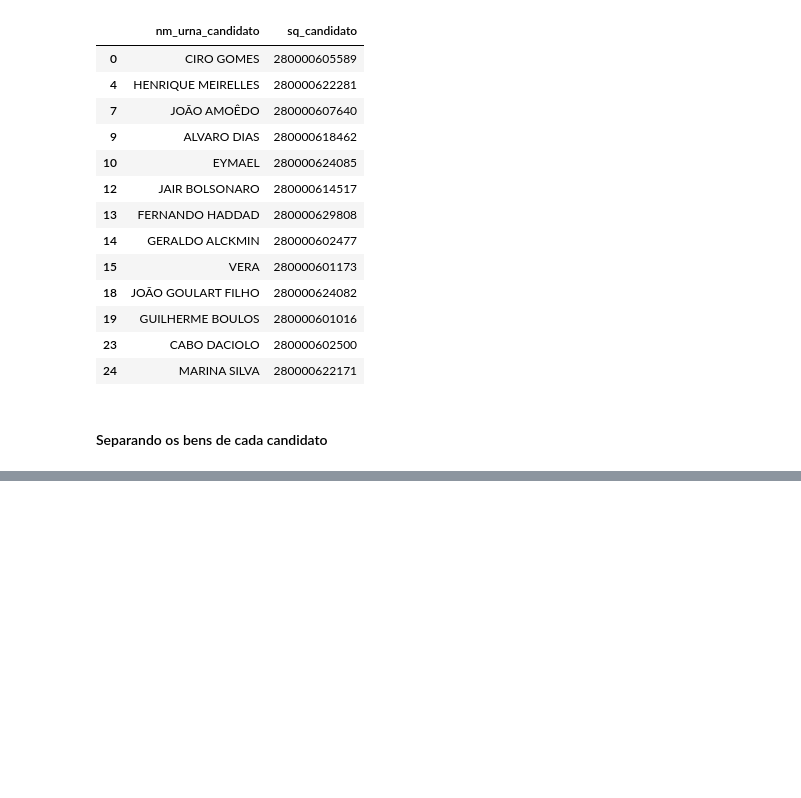
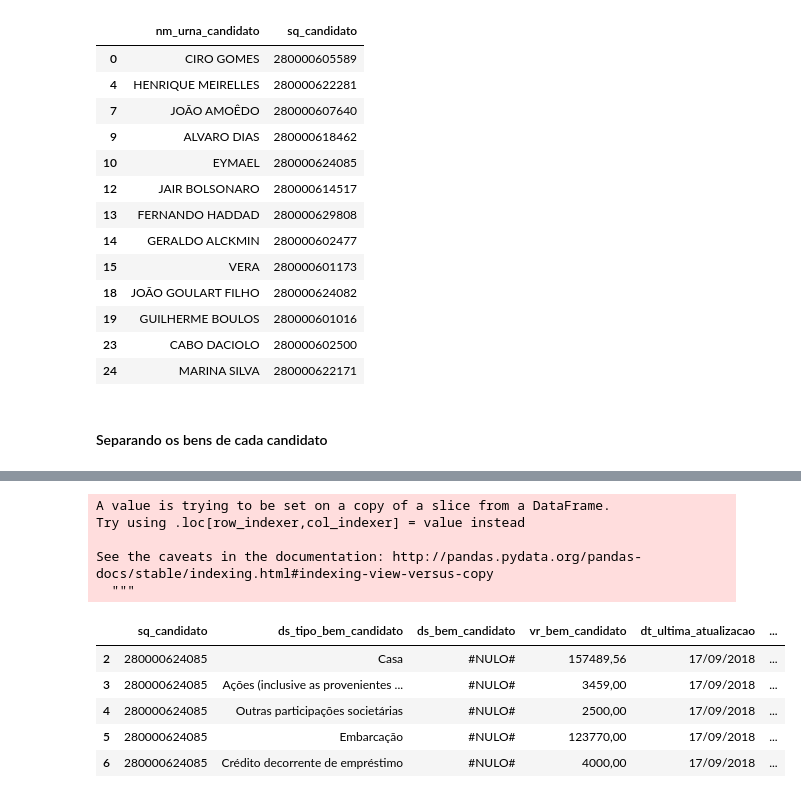
Before and after one commit to jcpsantos/teste_eleicoes_2018, a Jupyter notebook: candidatos_2018.ipynb, the cells around one changed output, grey strips where cells are left out. Cells and saved outputs as stored; diff of their text form; code cells hidden in the pictures; blank space fills up the shorter version.

Commit message:
Buscando o montante dos bens de cada candidato

```diff
--- a/candidatos_2018.ipynb
+++ b/candidatos_2018.ipynb
@@ -355,3 +350,22 @@ See the caveats in the documentation: http://pandas.pydata.org/pandas-docs/stabl
 | 110 | 280000618462 | Veículo automotor terrestre: cami... | BMW MODELO 320 IA CHASSI W8AEV110... | 128000,00 | 17/09/2018 | ... |
 | 111 | 280000618462 | Ações (inclusive as provenientes ... | BANCO DO BRASIL S/A - ACOES EM CU... | 255399,65 | 17/09/2018 | ... |
 | 131 | 280000618462 | Caderneta de poupança | BANCO DO BRASIL S/A - POUPANCA OU... | 0,29 | 17/09/2018 | ... |
+# %%
+#Verificando os bens do candidato EYMAEL
+bens_eymael = ds_bens.query('sq_candidato == 280000624085')
+
+#Incluindo a coluna candidato no dataframe
+bens_eymael['candidato'] = "Eymael"
+bens_eymael.head()
+# %% [output]
+A value is trying to be set on a copy of a slice from a DataFrame.
+Try using .loc[row_indexer,col_indexer] = value instead
+
+See the caveats in the documentation: http://pandas.pydata.org/pandas-docs/stable/indexing.html#indexing-view-versus-copy
+  """
+|  | sq_candidato | ds_tipo_bem_candidato | ds_bem_candidato | vr_bem_candidato | dt_ultima_atualizacao | ... |
+| 2 | 280000624085 | Casa | #NULO# | 157489,56 | 17/09/2018 | ... |
+| 3 | 280000624085 | Ações (inclusive as provenientes ... | #NULO# | 3459,00 | 17/09/2018 | ... |
+| 4 | 280000624085 | Outras participações societárias | #NULO# | 2500,00 | 17/09/2018 | ... |
+| 5 | 280000624085 | Embarcação | #NULO# | 123770,00 | 17/09/2018 | ... |
+| 6 | 280000624085 | Crédito decorrente de empréstimo | #NULO# | 4000,00 | 17/09/2018 | ... |
```
Also changed, not shown: parts of 12 cells of this notebook.
